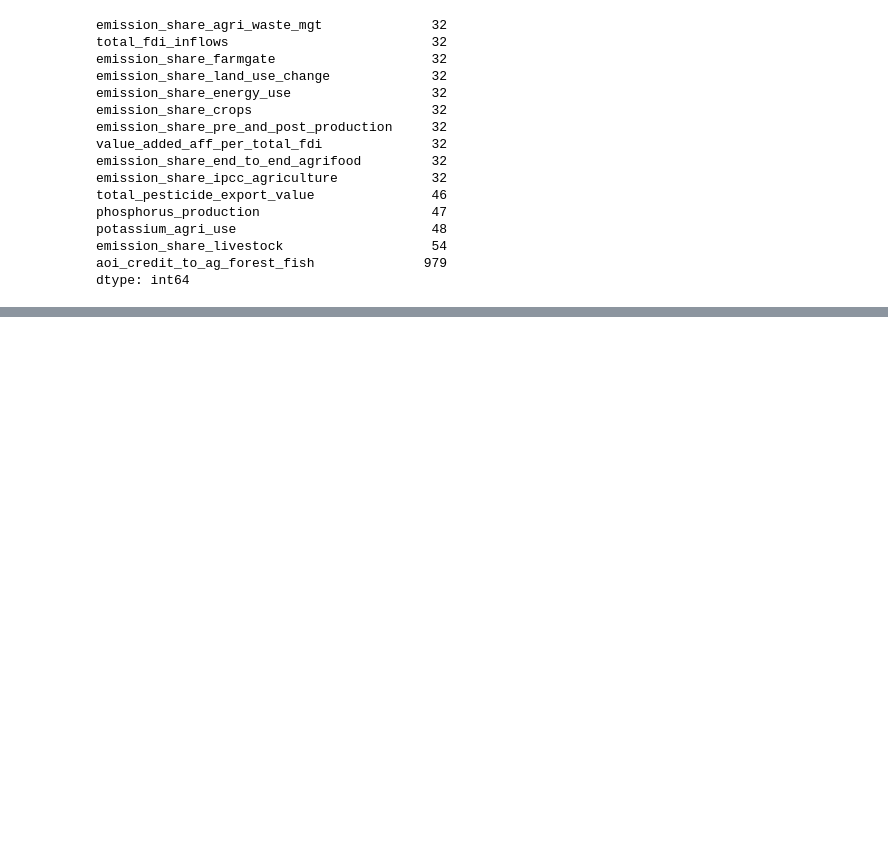
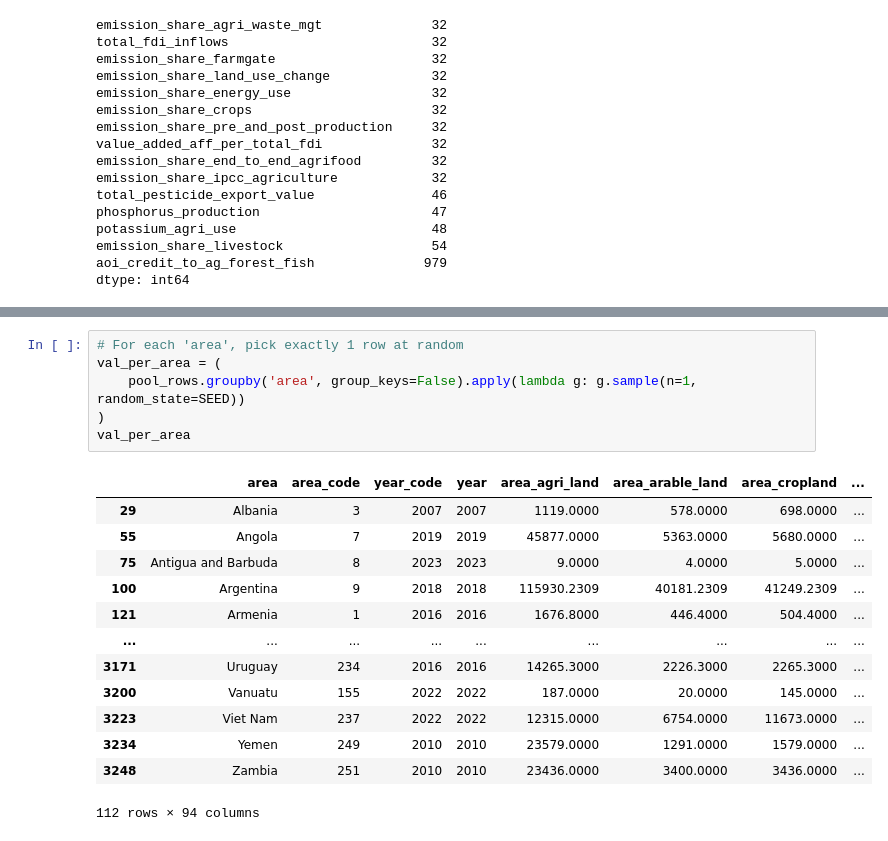
Before and after one commit to Leonidus1995/farmer-prices-forecasting, a Jupyter notebook: dataset_1_second.ipynb, the cells around one changed output, grey strips where cells are left out. Cells and saved outputs as stored; diff of their text form; blank space fills up the shorter version.

```diff
--- a/dataset_1_second.ipynb
+++ b/dataset_1_second.ipynb
@@ -37,0 +76,20 @@ dtype: int64
+# %%
+# For each 'area', pick exactly 1 row at random
+val_per_area = (
+    pool_rows.groupby('area', group_keys=False).apply(lambda g: g.sample(n=1, random_state=SEED))
+)
+val_per_area
+# %% [output]
+|  | area | area_code | year_code | year | area_agri_land | area_arable_land | area_cropland | ... |
+| 29 | Albania | 3 | 2007 | 2007 | 1119.0000 | 578.0000 | 698.0000 | ... |
+| 55 | Angola | 7 | 2019 | 2019 | 45877.0000 | 5363.0000 | 5680.0000 | ... |
+| 75 | Antigua and Barbuda | 8 | 2023 | 2023 | 9.0000 | 4.0000 | 5.0000 | ... |
+| 100 | Argentina | 9 | 2018 | 2018 | 115930.2309 | 40181.2309 | 41249.2309 | ... |
+| 121 | Armenia | 1 | 2016 | 2016 | 1676.8000 | 446.4000 | 504.4000 | ... |
+| ... | ... | ... | ... | ... | ... | ... | ... | ... |
+| 3171 | Uruguay | 234 | 2016 | 2016 | 14265.3000 | 2226.3000 | 2265.3000 | ... |
+| 3200 | Vanuatu | 155 | 2022 | 2022 | 187.0000 | 20.0000 | 145.0000 | ... |
+| 3223 | Viet Nam | 237 | 2022 | 2022 | 12315.0000 | 6754.0000 | 11673.0000 | ... |
+| 3234 | Yemen | 249 | 2010 | 2010 | 23579.0000 | 1291.0000 | 1579.0000 | ... |
+| 3248 | Zambia | 251 | 2010 | 2010 | 23436.0000 | 3400.0000 | 3436.0000 | ... |
+112 rows × 94 columns
```
Also changed, not shown: parts of 18 cells of this notebook.
